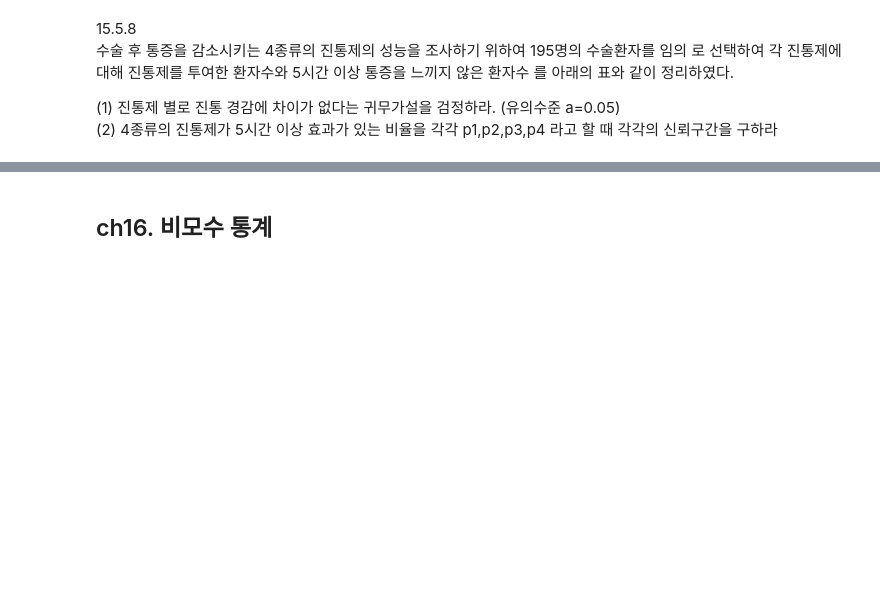
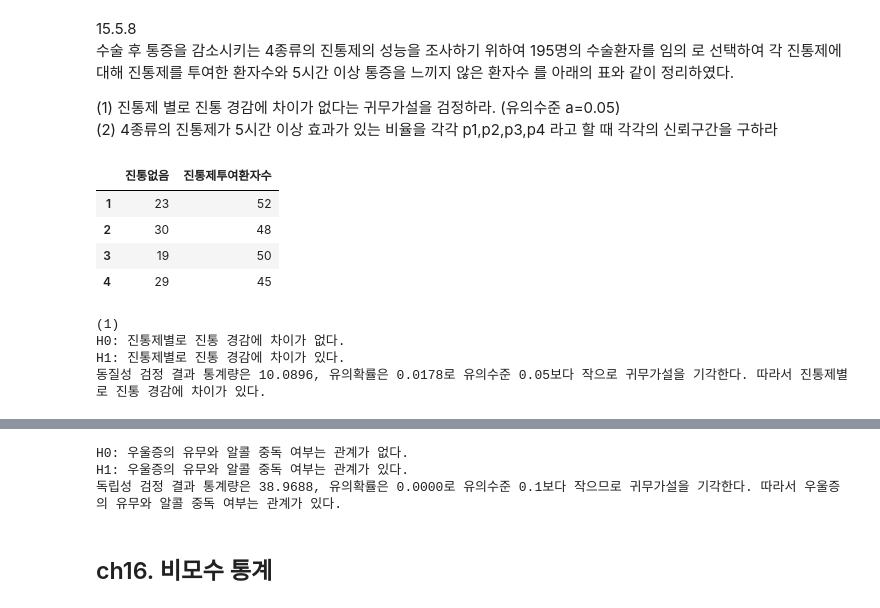
Before and after one commit to kjh8331267/ADP_Study, a Jupyter notebook: stats_adp31_jhkim.ipynb, the cells around one changed output, grey strips where cells are left out. Cells and saved outputs as stored; diff of their text form; code cells hidden in the pictures; blank space fills up the shorter version.

```diff
--- a/stats_adp31_jhkim.ipynb
+++ b/stats_adp31_jhkim.ipynb
@@ -693,11 +1050,49 @@ dataurl : https://raw.githubusercontent.com/Datamanim/datarepo/main/stats/stats5
 
 (1) 진통제 별로 진통 경감에 차이가 없다는 귀무가설을 검정하라. (유의수준 a=0.05)
 (2) 4종류의 진통제가 5시간 이상 효과가 있는 비율을 각각 p1,p2,p3,p4 라고 할 때 각각의 신뢰구간을 구하라
+# %%
+import pandas as pd
+from scipy import stats
+import statsmodels
+df = pd.DataFrame({'진통없음':[23, 30, 19, 29], '진통제투여환자수':[52, 48, 50, 45]},
+                 index = [1,2,3,4])
+display(df)
+df['진통있음'] = df.진통제투여환자수 - df.진통없음
+
+stats, pvalue, dof, exp_freq = stats.chi2_contingency(df[['진통없음', '진통있음']], correction = False)
+print('(1)')
+print('H0: 진통제별로 진통 경감에 차이가 없다.')
+print('H1: 진통제별로 진통 경감에 차이가 있다.')
+print('동질성 검정 결과 통계량은 {:.4f}, 유의확률은 {:.4f}로 유의수준 0.05보다 작으로 귀무가설을 기각한다. 따라서 진통제별로 진통 경감에 차이가 있다.'
+      .format(stats, pvalue))
+# %% [output]
+|  | 진통없음 | 진통제투여환자수 |
+| 1 | 23 | 52 |
+| 2 | 30 | 48 |
+| 3 | 19 | 50 |
+| 4 | 29 | 45 |
+(1)
+H0: 진통제별로 진통 경감에 차이가 없다.
+H1: 진통제별로 진통 경감에 차이가 있다.
+동질성 검정 결과 통계량은 10.0896, 유의확률은 0.0178로 유의수준 0.05보다 작으로 귀무가설을 기각한다. 따라서 진통제별로 진통 경감에 차이가 있다.
 # %% [markdown]
 15.4.2
 스트레스를 받는 직종에 근무하는 185명에 대한 조사를 통하여 다음과 같은 표를 얻었다.
 우울증의 유무와 알콜 중독과 관계가 있는가? 유의수준 	α = 0.1로 검정하라.
 <br></br><img src="https://github.com/Datamanim/datarepo/blob/main/stats/stats_image2.png?raw=true" align="left"><br></br>
+# %%
+import pandas as pd
+from scipy import stats
+df = pd.DataFrame({'중독':[54, 22], '정상':[27, 82]})
+stats, pvalue, dof, exp_freq = stats.chi2_contingency(df, correction = False)
+print('H0: 우울증의 유무와 알콜 중독 여부는 관계가 없다.')
+print('H1: 우울증의 유무와 알콜 중독 여부는 관계가 있다.')
+print('독립성 검정 결과 통계량은 {:.4f}, 유의확률은 {:.4f}로 유의수준 0.1보다 작으므로 귀무가설을 기각한다. 따라서 우울증의 유무와 알콜 중독 여부는 관계가 있다.'
+      .format(stats, pvalue))
+# %% [output]
+H0: 우울증의 유무와 알콜 중독 여부는 관계가 없다.
+H1: 우울증의 유무와 알콜 중독 여부는 관계가 있다.
+독립성 검정 결과 통계량은 38.9688, 유의확률은 0.0000로 유의수준 0.1보다 작으므로 귀무가설을 기각한다. 따라서 우울증의 유무와 알콜 중독 여부는 관계가 있다.
 # %% [markdown]
 ## ch16. 비모수 통계
 # %% [markdown]
```
Also changed, not shown: parts of 31 cells of this notebook, 1 other file.
